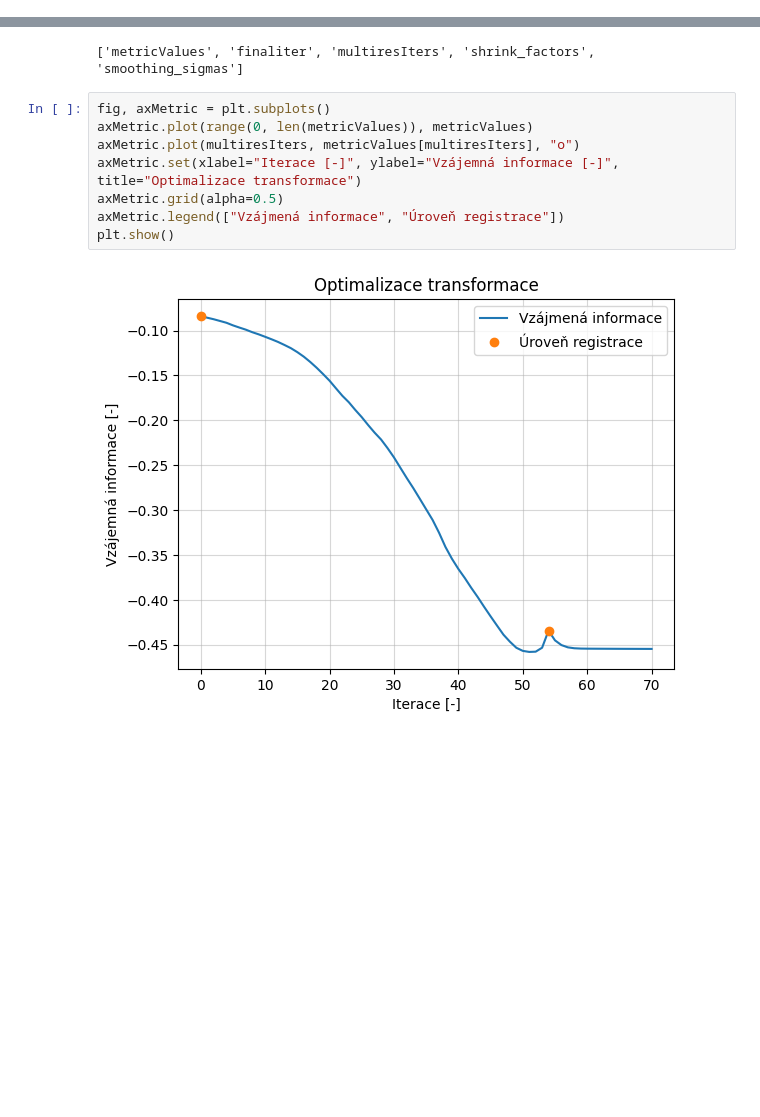
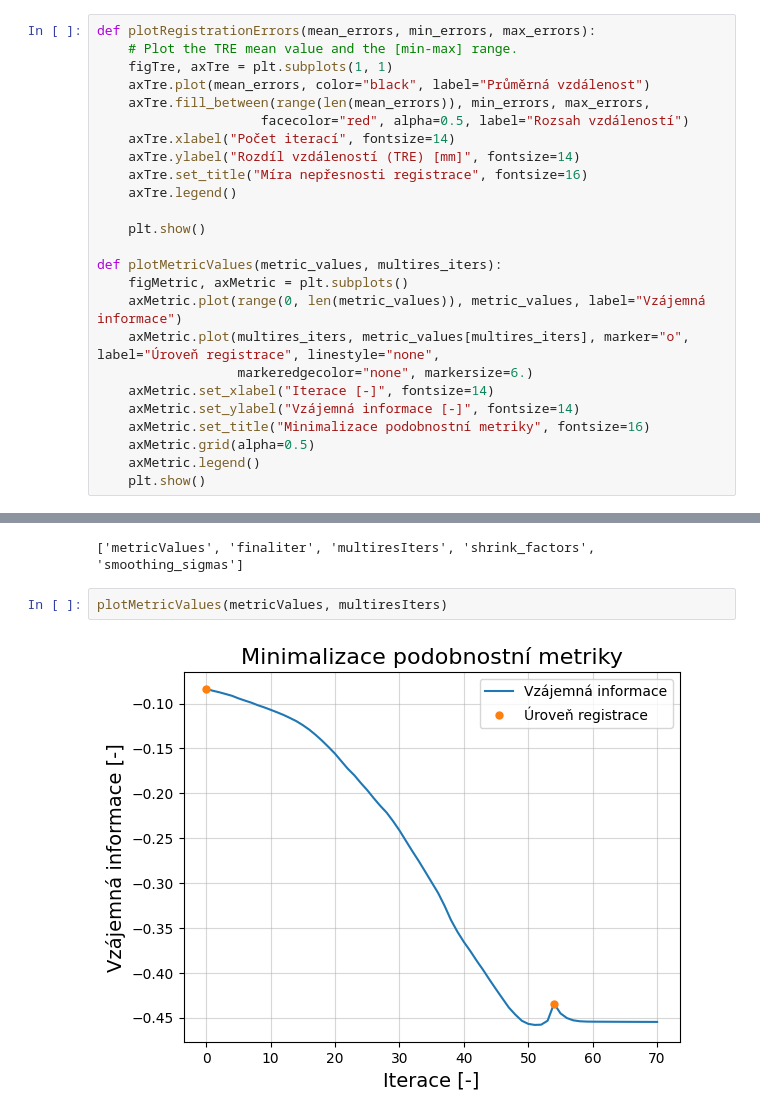
Before and after one commit to Vojtech-Benda/ca_isf, a Jupyter notebook: plotResults.ipynb, the cells around one changed output, grey strips where cells are left out. Cells and saved outputs as stored; diff of their text form; blank space fills up the shorter version.

```diff
--- a/plotResults.ipynb
+++ b/plotResults.ipynb
@@ -1,6 +1,31 @@
 # %%
 import numpy as np
 import matplotlib.pyplot as plt
+# %%
+def plotRegistrationErrors(mean_errors, min_errors, max_errors):
+    # Plot the TRE mean value and the [min-max] range.
+    figTre, axTre = plt.subplots(1, 1)
+    axTre.plot(mean_errors, color="black", label="Průměrná vzdálenost")
+    axTre.fill_between(range(len(mean_errors)), min_errors, max_errors,
+                     facecolor="red", alpha=0.5, label="Rozsah vzdáleností")
+    axTre.xlabel("Počet iterací", fontsize=14)
+    axTre.ylabel("Rozdíl vzdáleností (TRE) [mm]", fontsize=14)
+    axTre.set_title("Míra nepřesnosti registrace", fontsize=16)
+    axTre.legend()
+
+    plt.show()
+
+def plotMetricValues(metric_values, multires_iters):
+    figMetric, axMetric = plt.subplots()
+    axMetric.plot(range(0, len(metric_values)), metric_values, label="Vzájemná informace")
+    axMetric.plot(multires_iters, metric_values[multires_iters], marker="o", label="Úroveň registrace", linestyle="none",
+                  markeredgecolor="none", markersize=6.)
+    axMetric.set_xlabel("Iterace [-]", fontsize=14)
+    axMetric.set_ylabel("Vzájemná informace [-]", fontsize=14)
+    axMetric.set_title("Minimalizace podobnostní metriky", fontsize=16)
+    axMetric.grid(alpha=0.5)
+    axMetric.legend()
+    plt.show()
 # %%
 regInfo = np.load("input_files\\pacient_09\\registration\\gradient\\pacient09registrationInfo.npz")
 print(regInfo.files)
@@ -13,12 +38,6 @@ smoothingSigmas = regInfo["smoothing_sigmas"]
 # %% [output]
 ['metricValues', 'finaliter', 'multiresIters', 'shrink_factors', 'smoothing_sigmas']
 # %%
-fig, axMetric = plt.subplots()
-axMetric.plot(range(0, len(metricValues)), metricValues)
-axMetric.plot(multiresIters, metricValues[multiresIters], "o")
-axMetric.set(xlabel="Iterace [-]", ylabel="Vzájemná informace [-]", title="Optimalizace transformace")
-axMetric.grid(alpha=0.5)
-axMetric.legend(["Vzájmená informace", "Úroveň registrace"])
-plt.show()
+plotMetricValues(metricValues, multiresIters)
 # %% [output]
-[figure, old version]
+[figure, new version]
```
Also changed, not shown: 2 other files.
